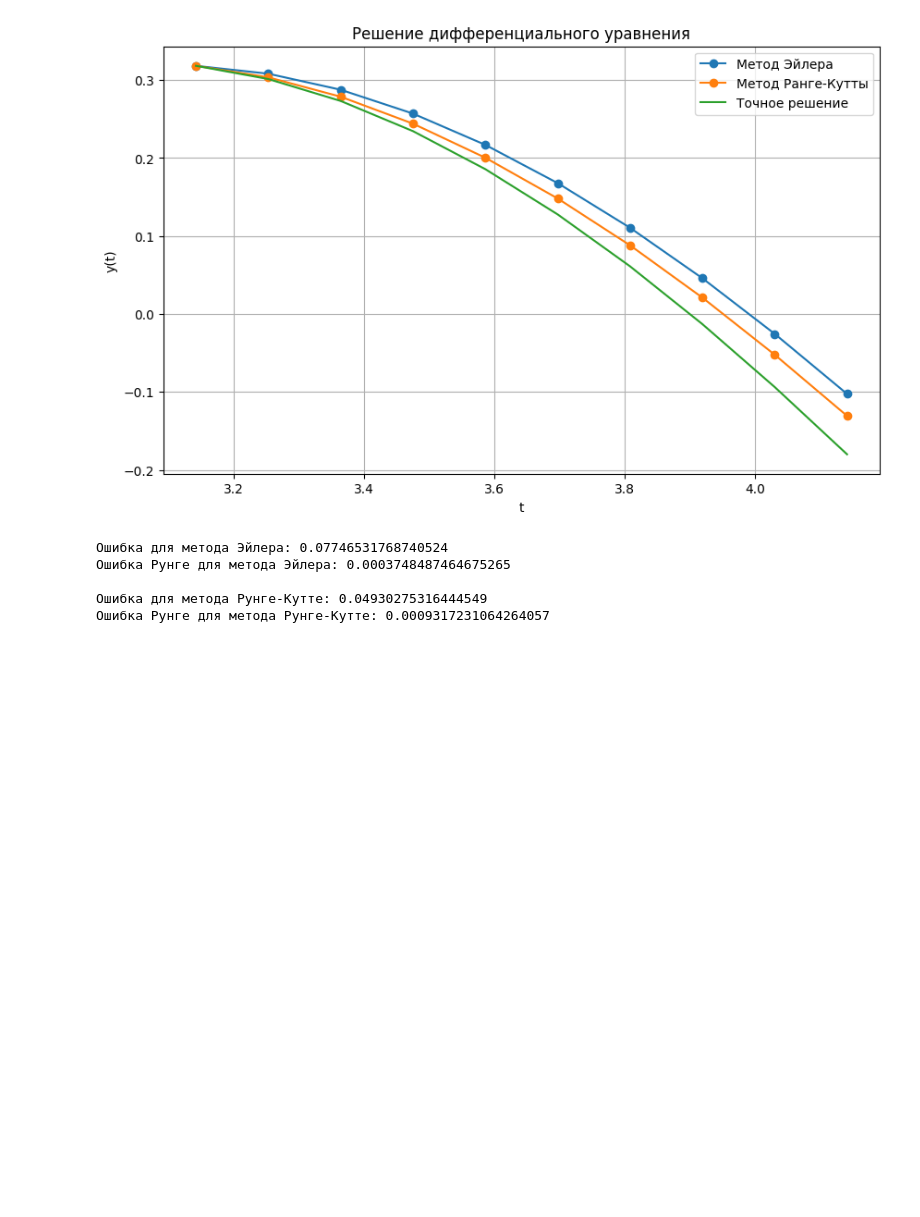
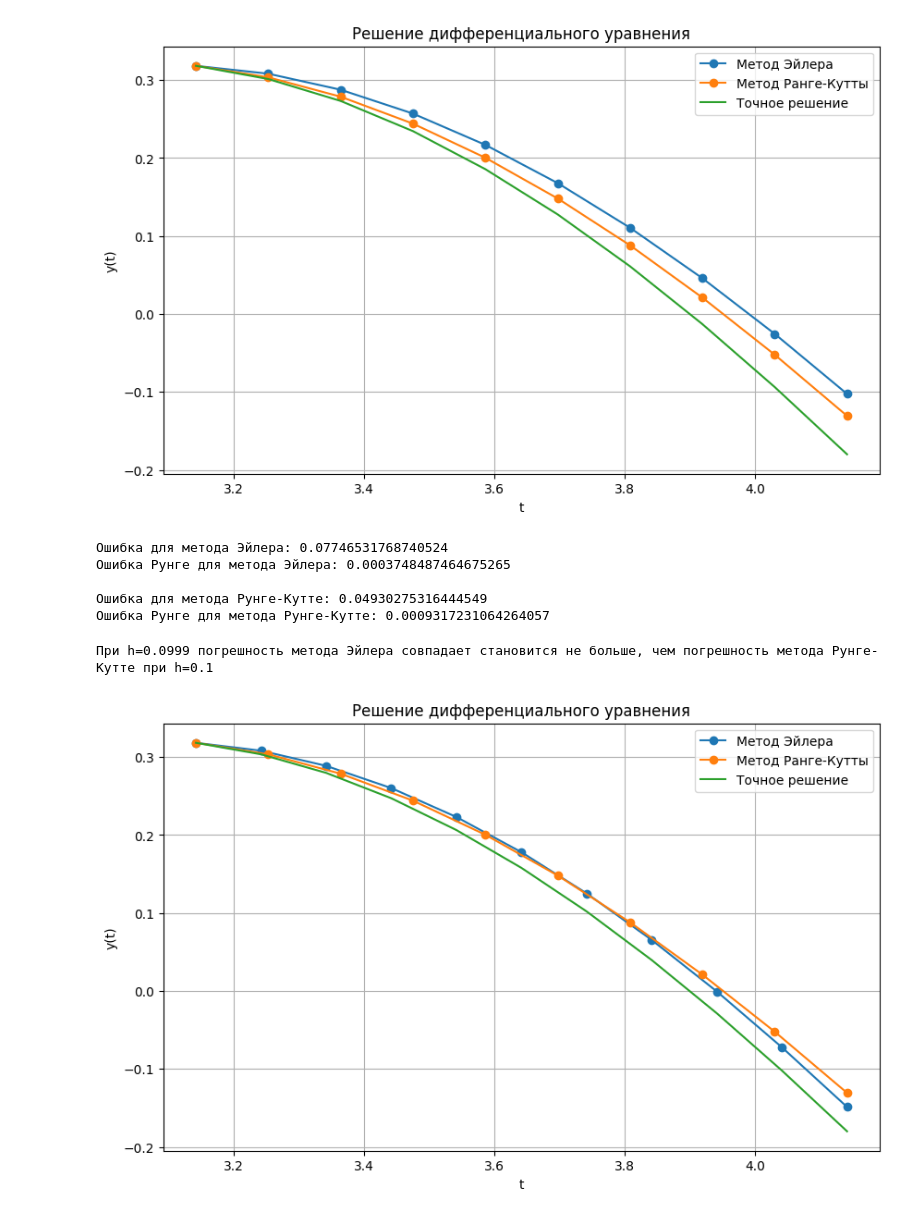
Before and after one commit to kudrmax/numerical-methods, a Jupyter notebook: differential_equation/7.1.8.ipynb, the cells around one changed output. Drawn from its saved outputs; the diff is of its cells as text; code cells hidden in the pictures; blank space fills up the shorter version.

```diff
--- a/differential_equation/7.1.8.ipynb
+++ b/differential_equation/7.1.8.ipynb
@@ -50,7 +50,7 @@ def rkfixed(f, t0, y0, t1, h=0.1):
 t_euler, y_euler = euler(f, t0, y0, t1, h)
 t_rk, y_rk = rkfixed(f, t0, y0, t1, h)
 
-t_true = np.linspace(t0, t1, 10)
+t_true = np.linspace(t0, t1, int((t1 - t0) // h) + 1)
 y_true = y_true_func(t_true)
 # %%
 plt.figure(figsize=(10, 6))
@@ -82,3 +82,36 @@ print(f'Ошибка Рунге для метода Рунге-Кутте: {np.a
 
 Ошибка для метода Рунге-Кутте: 0.04930275316444549
 Ошибка Рунге для метода Рунге-Кутте: 0.0009317231064264057
+# %%
+error_rk = np.abs(y_rk - y_true).max()
+# %%
+def find_h(f, t0, y0, t1, h):
+    t_true = np.linspace(t0, t1, int((t1 - t0) // h) + 1)
+    y_true = y_true_func(t_true)
+    t_rk, y_rk = rkfixed(f, t0, y0, t1, h)
+
+    error_rk = np.abs(y_rk - y_true).max()
+
+    for h_euler in np.arange(h, 0.0001, -0.0001):
+        t_euler, y_euler = euler(f, t0, y0, t1, h_euler)
+        t_true = np.linspace(t0, t1, int((t1 - t0) // h_euler) + 1)
+        y_true = y_true_func(t_true)
+        error_euler = np.abs(y_euler - y_true).max()
+        if error_euler < error_rk:
+            return h_euler, (t_euler, y_euler), (t_true, y_true)
+# %%
+H, (t_euler, y_euler), (t_true, y_true) = find_h(f, t0, y0, t1, h=0.1)
+print(f'При h={H} погрешность метода Эйлера совпадает становится не больше, чем погрешность метода Рунге-Кутте при h={h}')
+
+plt.figure(figsize=(10, 6))
+plt.plot(t_euler, y_euler, '-o', label='Метод Эйлера')
+plt.plot(t_rk, y_rk, '-o', label='Метод Ранге-Кутты')
+plt.plot(t_true, y_true, label='Точное решение')
+plt.title('Решение дифференциального уравнения')
+plt.xlabel('t')
+plt.ylabel('y(t)')
+plt.legend()
+plt.grid(True)
+# %% [output]
+При h=0.0999 погрешность метода Эйлера совпадает становится не больше, чем погрешность метода Рунге-Кутте при h=0.1
+[figure, added]
```
